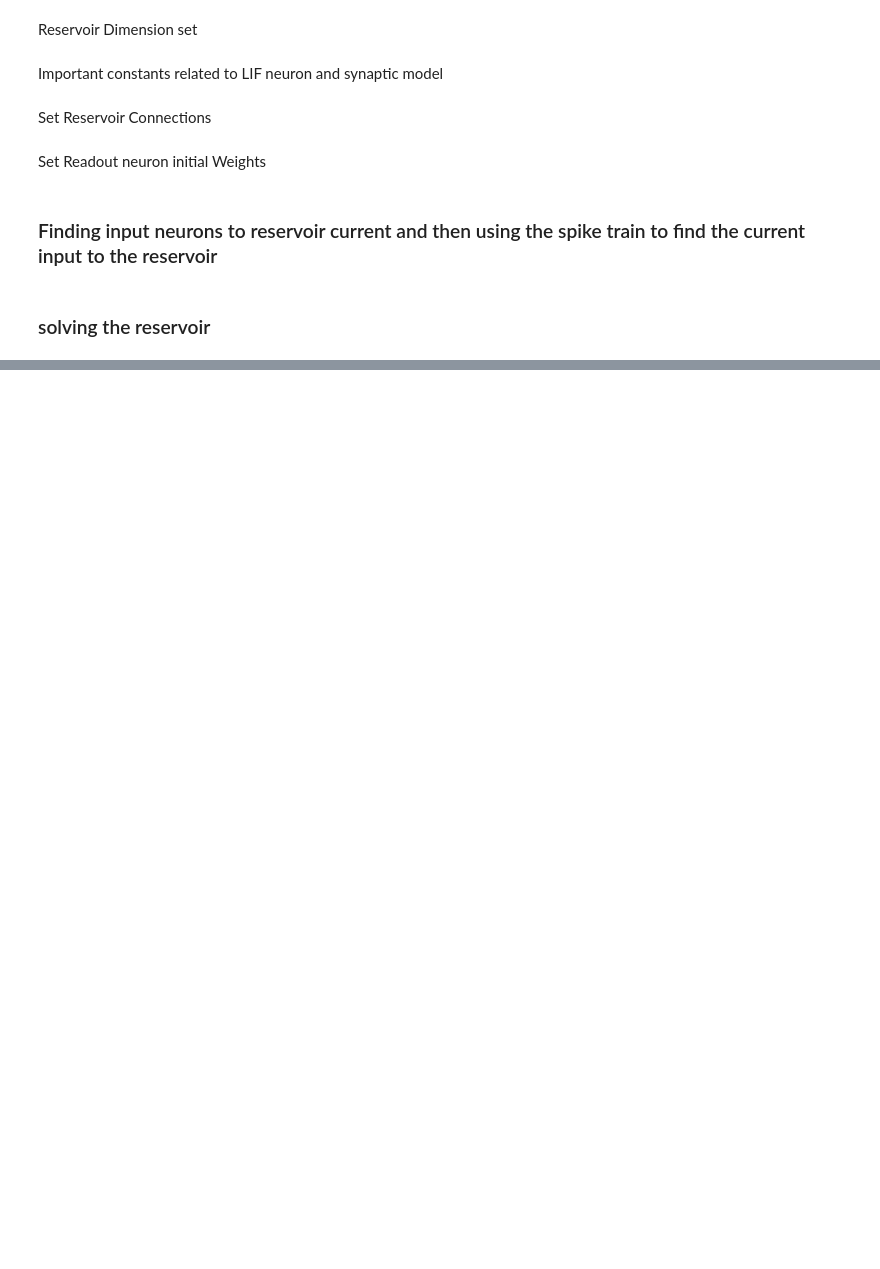
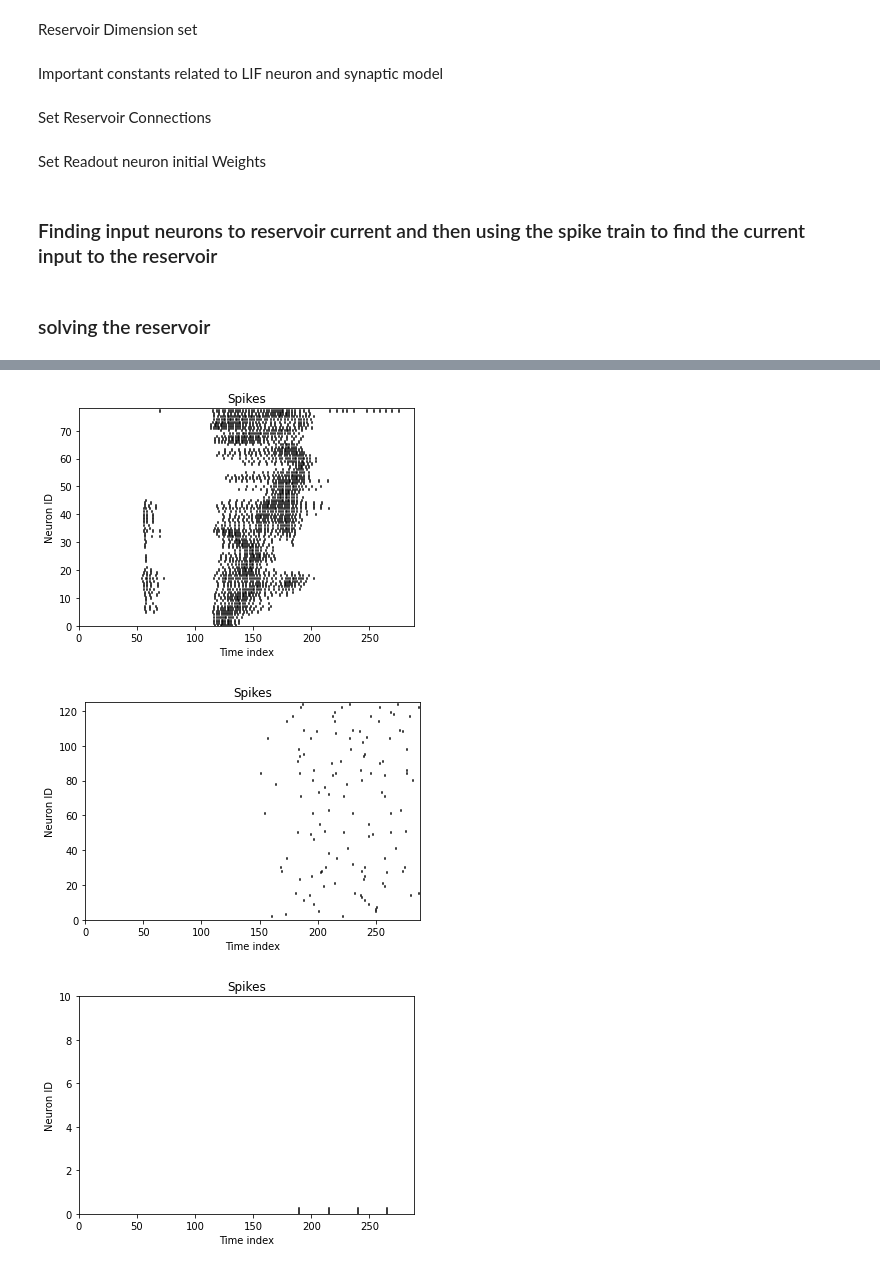
Before and after one commit to AnDa-creator/EE746-NeuromorphicEngineering, a Jupyter notebook: LSM_complete.ipynb, the cells around one changed output, grey strips where cells are left out. Drawn from its saved outputs; the diff is of its cells as text; code cells hidden in the pictures; blank space fills up the shorter version.

```diff
--- a/LSM_complete.ipynb
+++ b/LSM_complete.ipynb
@@ -254,0 +313,8 @@ Epoch: 1, Training input: 116, Classified label: 7, Actual label: 7
+# %%
+CompactLSM.plot_spikes(Input_Spikes,L,M)
+CompactLSM.plot_spikes(Reservoir_Spikes,N,M)
+CompactLSM.plot_spikes(Readout_Spikes,N_read,M)
+# %% [output]
+[figure, added]
+[figure, added]
+[figure, added]
```
Also changed, not shown: parts of 9 cells of this notebook.
